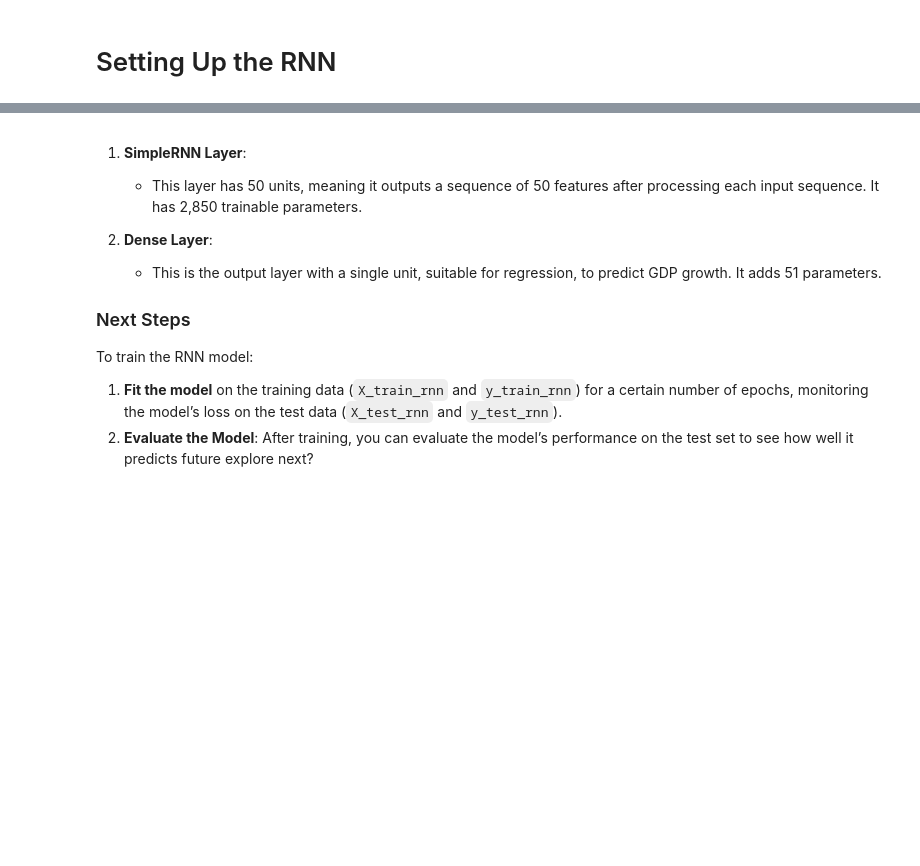
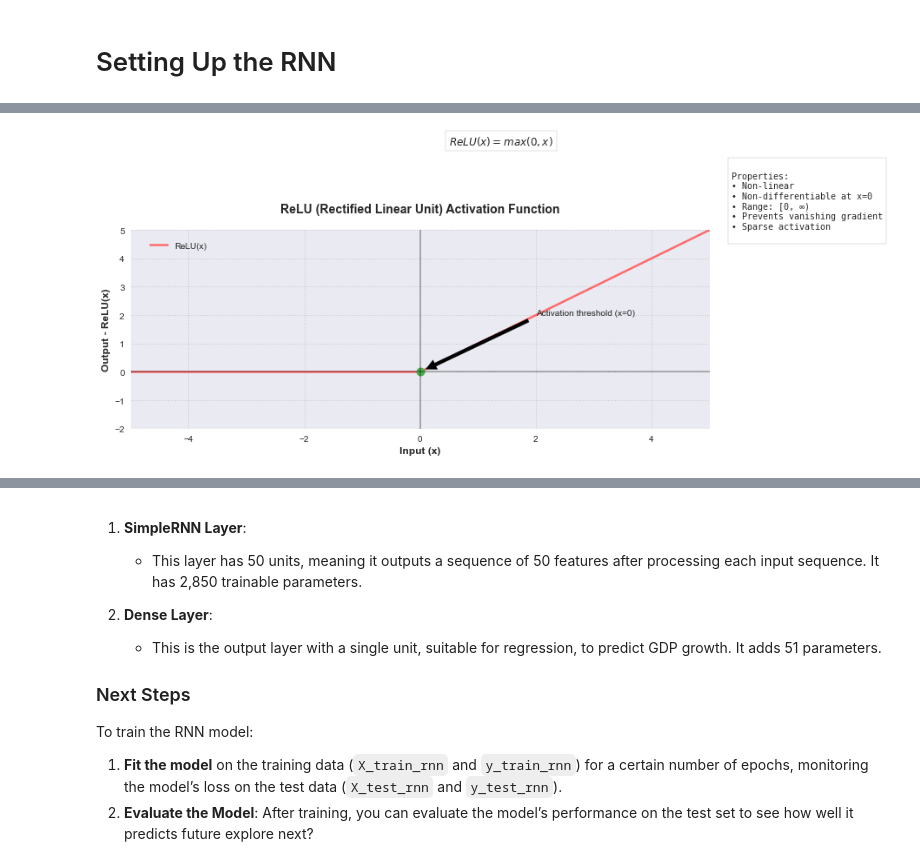
Before and after one commit to MadScie254/Masters_DS_1_1, a Jupyter notebook: proof.ipynb, the cells around one changed output, grey strips where cells are left out. Cells and saved outputs as stored; diff of their text form; code cells hidden in the pictures; blank space fills up the shorter version.

```diff
--- a/proof.ipynb
+++ b/proof.ipynb
@@ -216,0 +351,98 @@ _________________________________________________________________
+# %%
+import numpy as np
+import matplotlib.pyplot as plt
+import seaborn as sns
+
+# Set style
+plt.style.use('seaborn')
+sns.set_palette("husl")
+
+def relu(x):
+    return np.maximum(0, x)
+
+# Create figure with custom size
+plt.figure(figsize=(10, 6))
+
+# Generate x values
+x = np.linspace(-10, 10, 200)  # Increased points for smoother line
+
+# Calculate y values using the ReLU function
+y = relu(x)
+
+# Plot ReLU function with enhanced styling
+plt.plot(x, y,
+         label='ReLU(x)',
+         color='#FF6B6B',  # Coral color
+         linewidth=2.5,    # Thicker line
+         linestyle='-')    # Solid line
+
+# Add the formula annotation
+plt.text(0.5, 8, r'$ReLU(x) = max(0, x)$',
+         fontsize=12,
+         bbox=dict(facecolor='white', alpha=0.8, edgecolor='gray'))
+
+# Add point annotation at the "elbow"
+plt.plot([0], [0], 'o', color='#4CAF50', markersize=10)
+plt.annotate('Activation threshold (x=0)',
+            xy=(0, 0),
+            xytext=(2, 2),
+            fontsize=10,
+            arrowprops=dict(facecolor='black', shrink=0.05))
+
+# Add axes lines
+plt.axhline(y=0, color='k', linestyle='-', alpha=0.3)
+plt.axvline(x=0, color='k', linestyle='-', alpha=0.3)
+
+# Customize grid
+plt.grid(True, linestyle=':', color='gray', alpha=0.3)
+
+# Customize axes
+plt.xlabel('Input (x)', fontsize=12, fontweight='bold')
+plt.ylabel('Output - ReLU(x)', fontsize=12, fontweight='bold')
+plt.title('ReLU (Rectified Linear Unit) Activation Function',
+          fontsize=14, fontweight='bold', pad=20)
+
+# Add properties text box
+props_text = """
+Properties:
+• Non-linear
+• Non-differentiable at x=0
+• Range: [0, ∞)
+• Prevents vanishing gradient
+• Sparse activation
+"""
+plt.figtext(1.02, 0.6, props_text,
+            bbox=dict(facecolor='white', alpha=0.8, edgecolor='gray'),
+            fontsize=10, fontfamily='monospace')
+
+# Set axis limits for better visualization
+plt.xlim(-5, 5)
+plt.ylim(-2, 5)
+
+# Add legend
+plt.legend(loc='upper left', bbox_to_anchor=(0.02, 0.98))
+
+# Adjust layout
+plt.tight_layout()
+
+# Show plot
+plt.show()
+
+# Print some mathematical properties
+print("\nReLU Function Properties:")
+print("========================")
+test_points = [-5, -2, 0, 2, 5]
+print("\nSample points:")
+for x_val in test_points:
+    print(f"ReLU({x_val}) = {relu(x_val)}")
+
+# Calculate derivative at sample points (excluding x=0)
+print("\nDerivative at sample points:")
+for x_val in test_points:
+    if x_val == 0:
+        print("ReLU'(0) = undefined (non-differentiable point)")
+    else:
+        derivative = 1 if x_val > 0 else 0
+        print(f"ReLU'({x_val}) = {derivative}")
+# %% [output]
+[figure, added]
```
Also changed, not shown: parts of 17 cells of this notebook, 34 other files.
